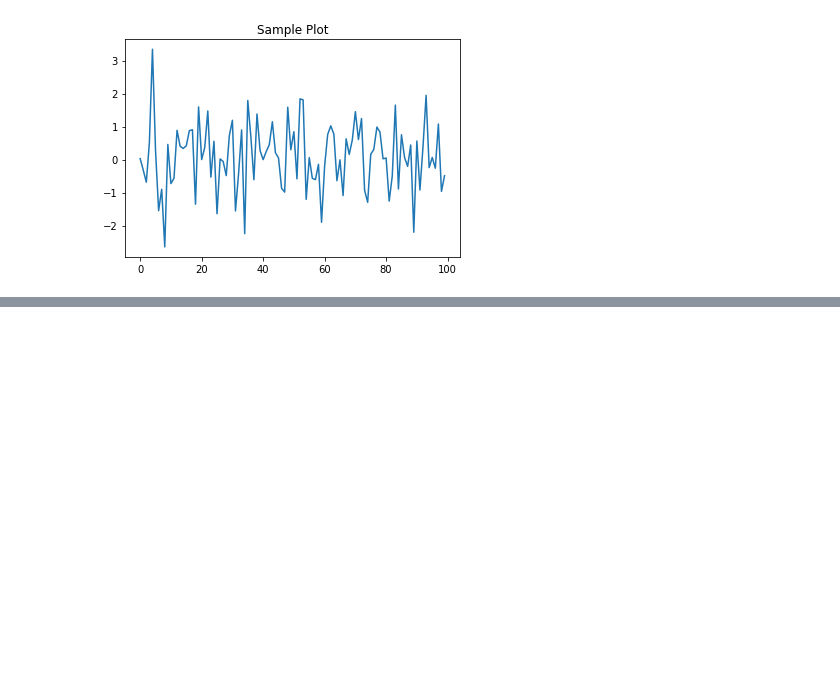
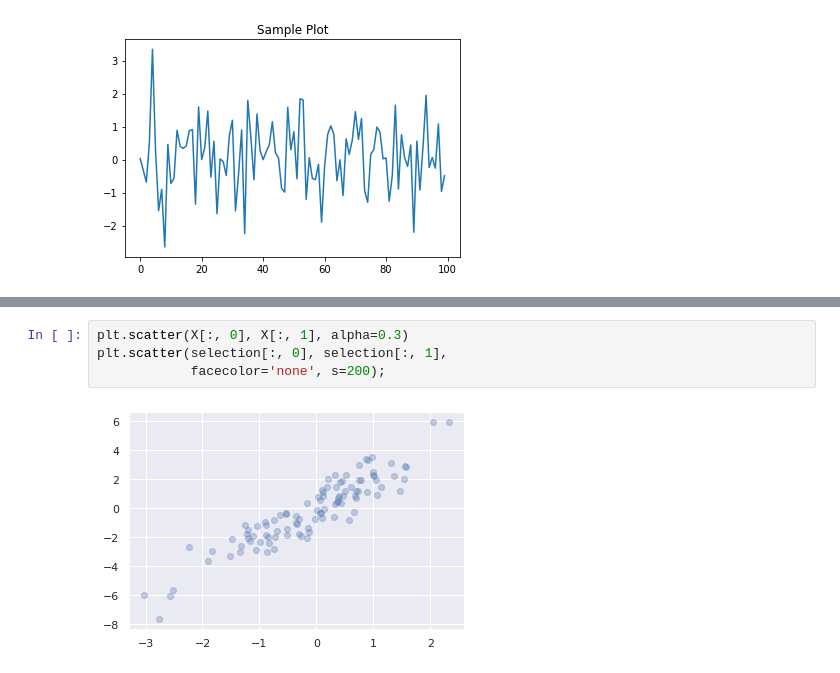
Before and after one commit to v3nkat0ps/HW01_ITS83642, a Jupyter notebook: HW01_Venkatesh_Ankarla_Sri_Ramuloo.ipynb, the cells around one changed output, grey strips where cells are left out. Drawn from its saved outputs; the diff is of its cells as text; blank space fills up the shorter version.

```diff
--- a/HW01_Venkatesh_Ankarla_Sri_Ramuloo.ipynb
+++ b/HW01_Venkatesh_Ankarla_Sri_Ramuloo.ipynb
@@ -116,0 +215,6 @@ plt.show()
+# %%
+plt.scatter(X[:, 0], X[:, 1], alpha=0.3)
+plt.scatter(selection[:, 0], selection[:, 1],
+            facecolor='none', s=200);
+# %% [output]
+[figure, added]
```
Also changed, not shown: parts of 49 cells of this notebook.
